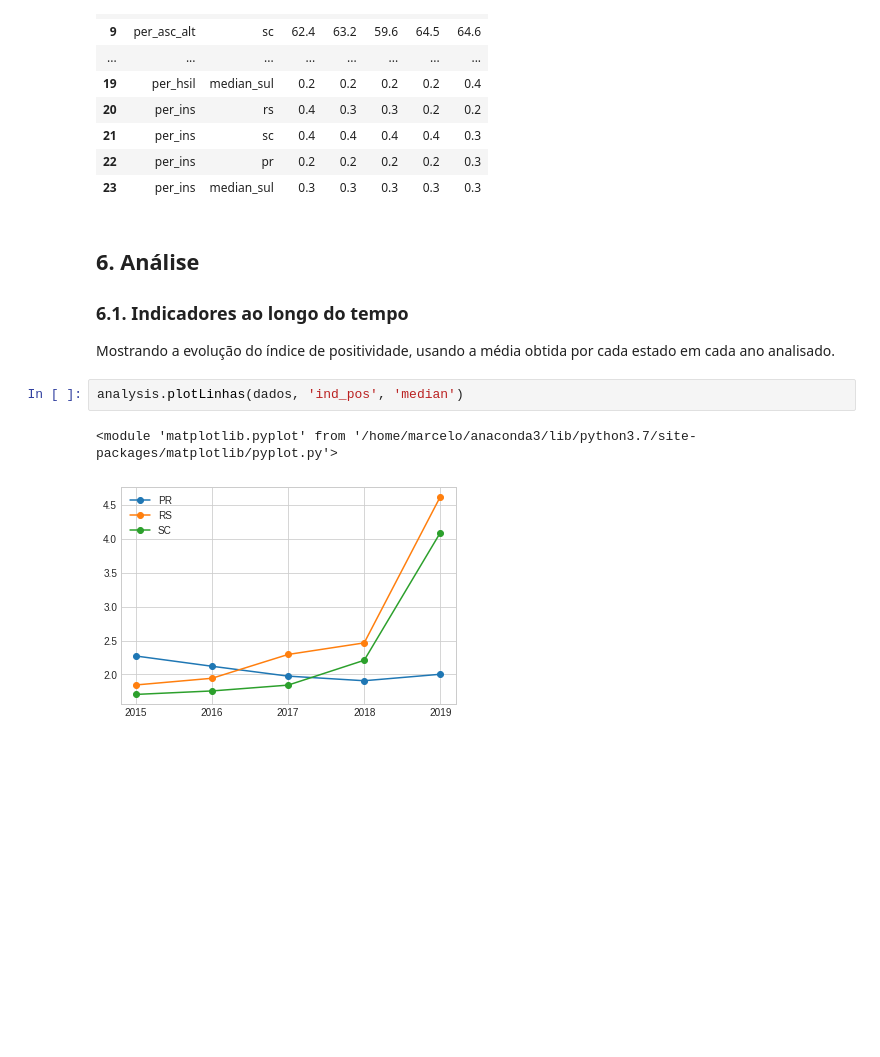
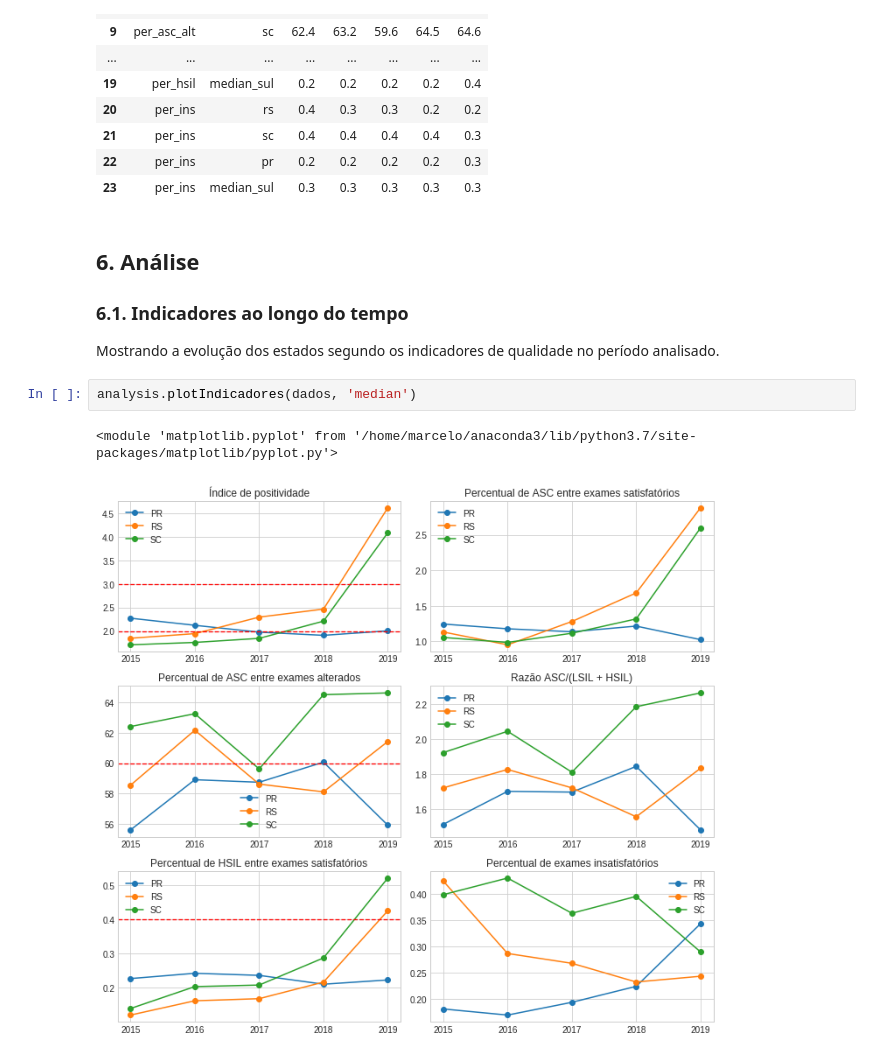
Before and after one commit to souzamarcelo/qualicito, a Jupyter notebook: lab-book.ipynb, the cells around one changed output. Cells and saved outputs as stored; diff of their text form; blank space fills up the shorter version.

Commit message:
Added plot with all indices over time.

```diff
--- a/lab-book.ipynb
+++ b/lab-book.ipynb
@@ -99,9 +104,9 @@ analysis.tabelaIndicadores(dados, 'median')
 
 ### 6.1. Indicadores ao longo do tempo
 
-Mostrando a evolução do índice de positividade, usando a média obtida por cada estado em cada ano analisado.
+Mostrando a evolução dos estados segundo os indicadores de qualidade no período analisado.
 # %%
-analysis.plotLinhas(dados, 'ind_pos', 'median')
+analysis.plotIndicadores(dados, 'median')
 # %% [output]
 <module 'matplotlib.pyplot' from '/home/marcelo/anaconda3/lib/python3.7/site-packages/matplotlib/pyplot.py'>
-[figure, old version]
+[figure, new version]
```
Also changed, not shown: parts of 3 cells of this notebook, 1 other file.
